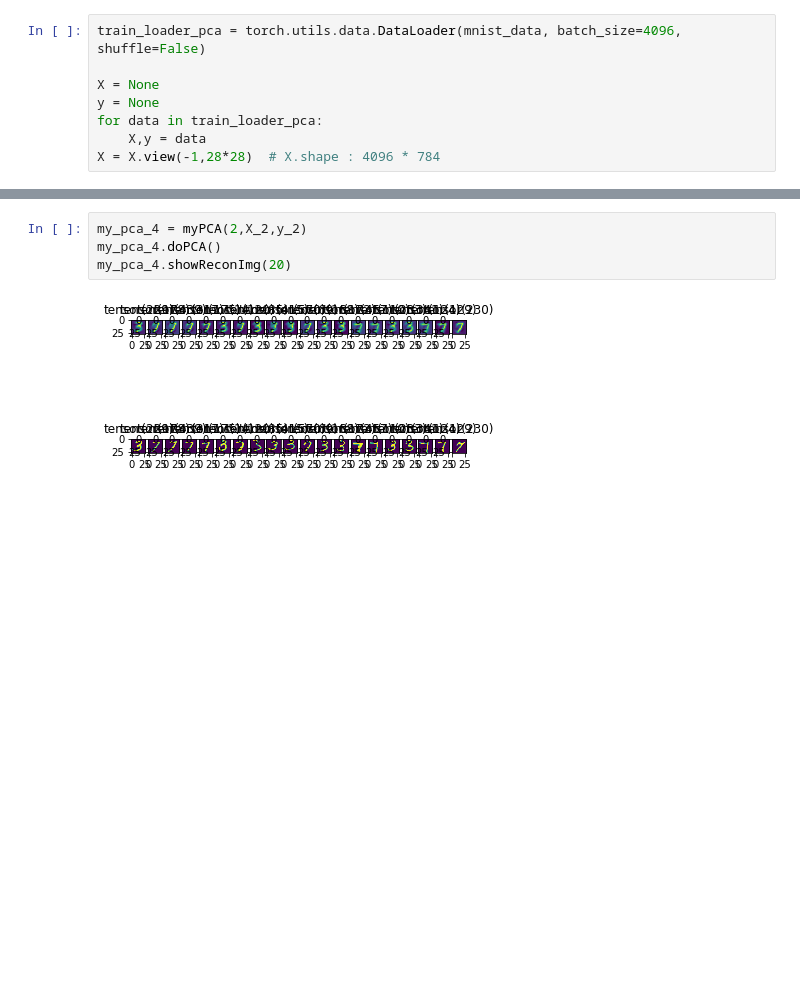
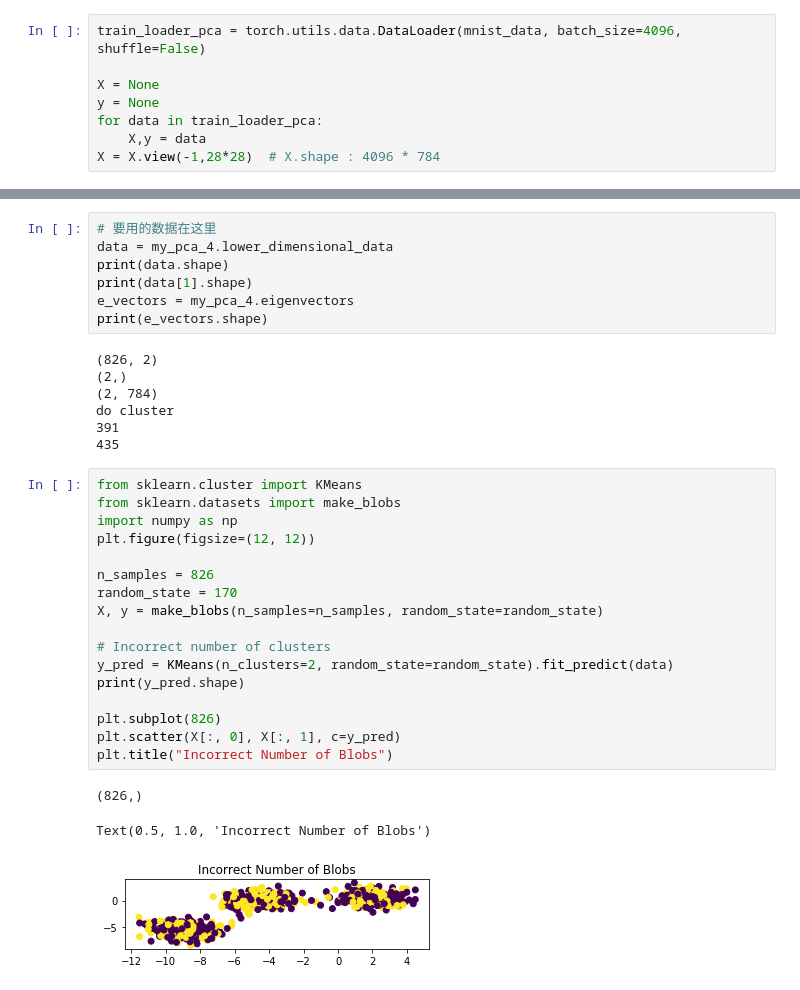
Before and after one commit to maalvarezl/MLAI, a Jupyter notebook: Lab 7 - Unsupervised learning & DL intro.ipynb, the cells around one changed output, grey strips where cells are left out. Cells and saved outputs as stored; diff of their text form; blank space fills up the shorter version.

```diff
--- a/Lab 7 - Unsupervised learning & DL intro.ipynb
+++ b/Lab 7 - Unsupervised learning & DL intro.ipynb
@@ -677,6 +681,35 @@ tensor([7, 3])
-# %%
-my_pca_4 = myPCA(2,X_2,y_2)
-my_pca_4.doPCA()
-my_pca_4.showReconImg(20)
-# %% [output]
-[figure, removed]
+# %%
+# 要用的数据在这里
+data = my_pca_4.lower_dimensional_data
+print(data.shape)
+print(data[1].shape)
+e_vectors = my_pca_4.eigenvectors
+print(e_vectors.shape)
+# %% [output]
+(826, 2)
+(2,)
+(2, 784)
+do cluster
+391
+435
+# %%
+from sklearn.cluster import KMeans
+from sklearn.datasets import make_blobs
+import numpy as np
+plt.figure(figsize=(12, 12))
+
+n_samples = 826
+random_state = 170
+X, y = make_blobs(n_samples=n_samples, random_state=random_state)
+
+# Incorrect number of clusters
+y_pred = KMeans(n_clusters=2, random_state=random_state).fit_predict(data)
+print(y_pred.shape)
+
+plt.subplot(826)
+plt.scatter(X[:, 0], X[:, 1], c=y_pred)
+plt.title("Incorrect Number of Blobs")
+# %% [output]
+(826,)
+Text(0.5, 1.0, 'Incorrect Number of Blobs')
+[figure, added]
```
Also changed, not shown: parts of 11 cells of this notebook.
